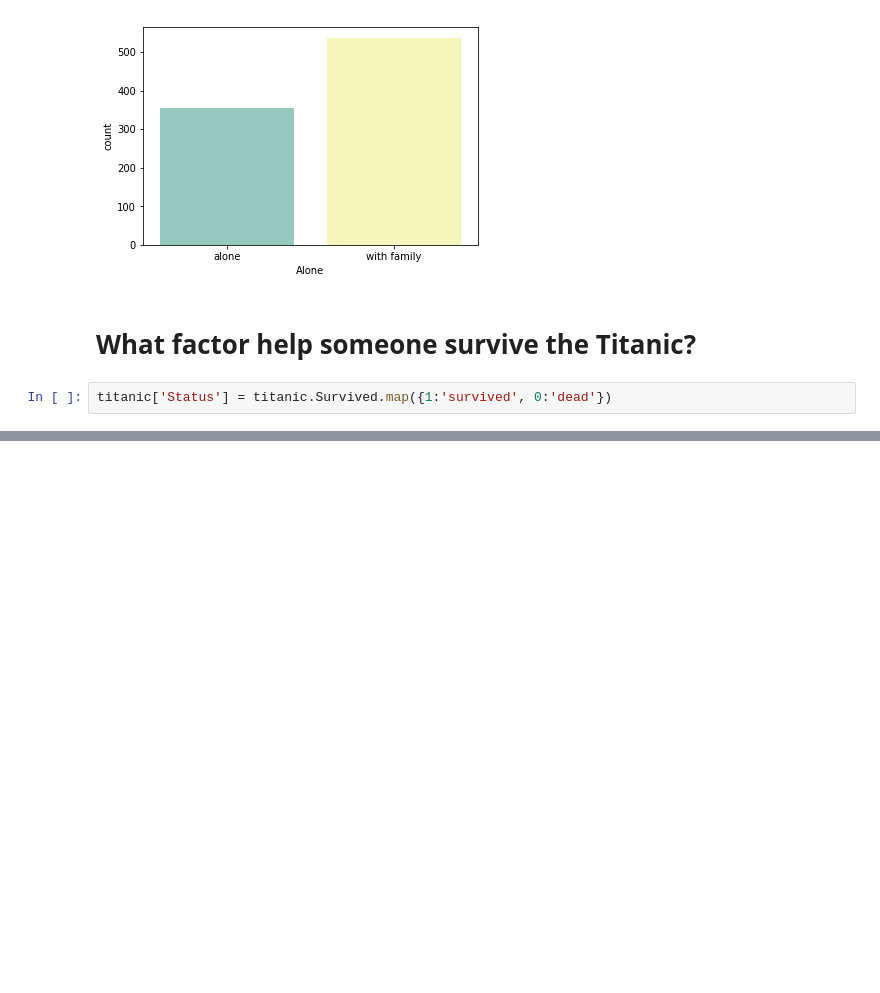
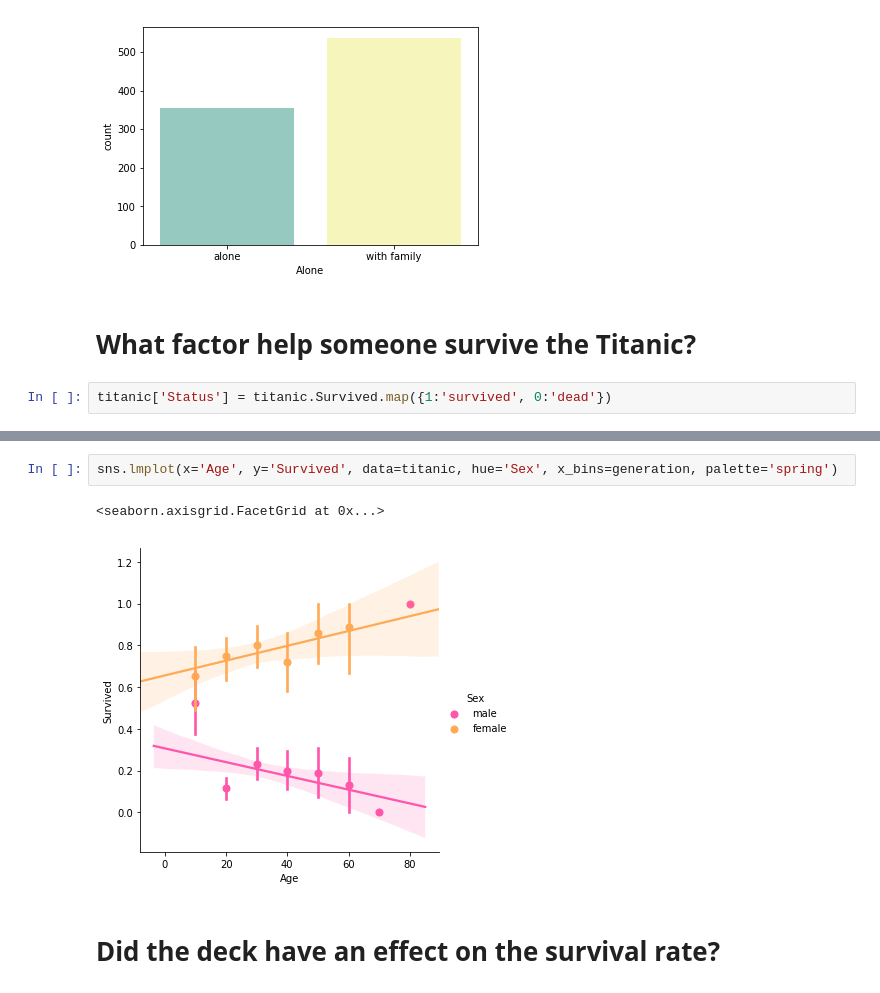
Before and after one commit to kimdang/Titanic_Machine_Learning, a Jupyter notebook: Titanic Machine Learning.ipynb, the cells around one changed output, grey strips where cells are left out. Saved outputs shown, nothing was run; the diff lists cells and outputs as text; blank space fills up the shorter version.

Commit message:
what factor determine survival rate? cont.

```diff
--- a/Titanic Machine Learning.ipynb
+++ b/Titanic Machine Learning.ipynb
@@ -137,0 +152,7 @@ fig=sns.catplot(x="Pclass", hue="Sex", col="Status", order=['first','second','th
+# %%
+sns.lmplot(x='Age', y='Survived', data=titanic, hue='Sex', x_bins=generation, palette='spring')
+# %% [output]
+<seaborn.axisgrid.FacetGrid at 0x...>
+[figure, added]
+# %% [markdown]
+<h1>Did the deck have an effect on the survival rate?</h1>
```
Also changed, not shown: parts of 7 cells of this notebook.
